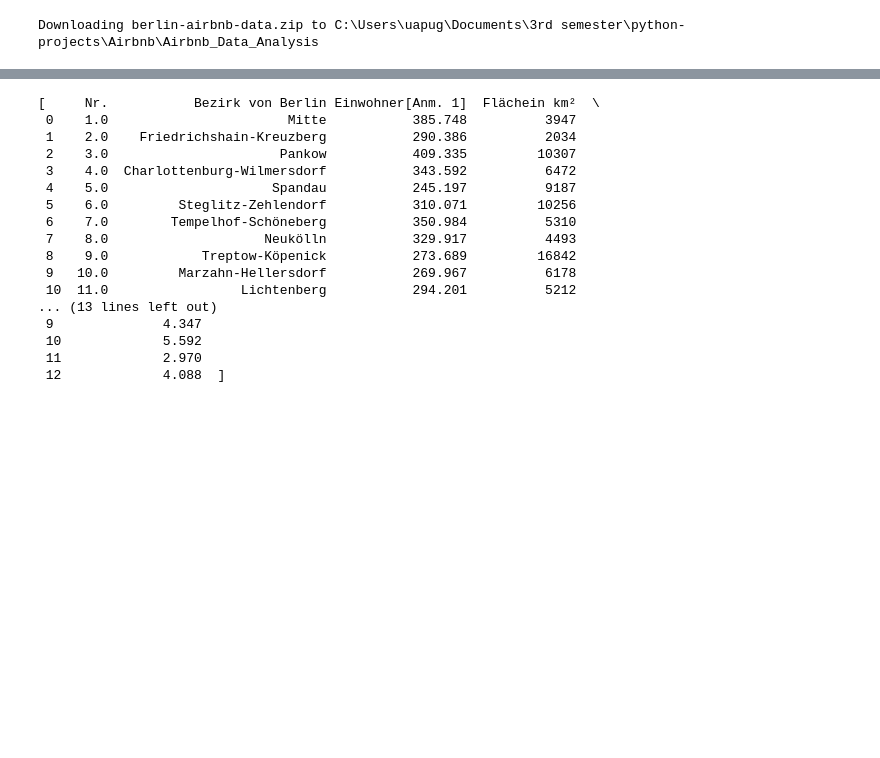
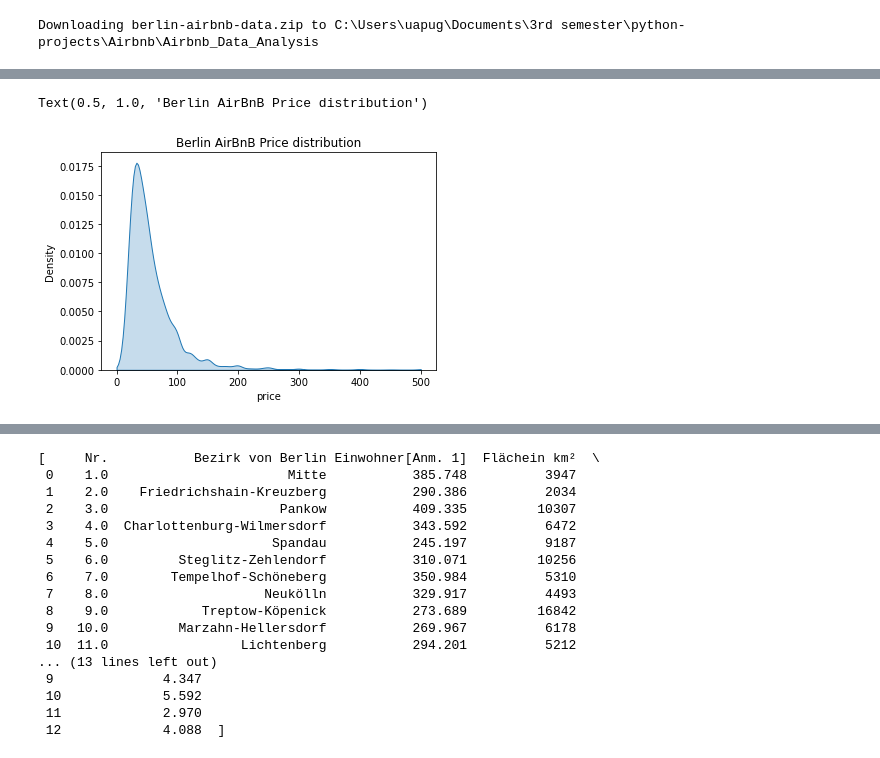
Before and after one commit to mikepuzzo/Airbnb_Data_Analysis, a Jupyter notebook: Airbnb_Data_Analysis.ipynb, the cells around one changed output, grey strips where cells are left out. Cells and saved outputs as stored; diff of their text form; code cells hidden in the pictures; blank space fills up the shorter version.

```diff
--- a/Airbnb_Data_Analysis.ipynb
+++ b/Airbnb_Data_Analysis.ipynb
@@ -138,0 +20,7 @@ df_rs
+# %%
+df_listing = pd.read_csv("listings.csv")
+df_listing["neighbourhood_group"] = df_listing["neighbourhood_group"].str.replace(" ", "")
+# %%
+# Converting feature data types to categorical for future machine learning Analysis
+df_listing[["neighbourhood_group", "neighbourhood", "room_type"]] = df_listing[["neighbourhood_group", "neighbourhood", "room_type"]].astype("category")
+df_listing .head()
@@ -138,0 +34,5 @@ df_rs
+# %%
+# removing Outliers
+df_listing = df_listing[(0 < df_listing["price"])  & (df_listing["price"] < 1000)]
+# Getting average Prices of Berlin Data sets
+df_listing["price_ratio"] = (df_listing["price"]-df_listing["price"].min())/(df_listing["price"].max()-df_listing["price"].min())
@@ -138,0 +66,6 @@ df_rs
+# %%
+sns.kdeplot(df_listing["price"], shade=True, clip=(0, 500))
+plt.title("Berlin AirBnB Price distribution")
+# %% [output]
+Text(0.5, 1.0, 'Berlin AirBnB Price distribution')
+[figure, added]
```
Also changed, not shown: parts of 13 cells of this notebook.
